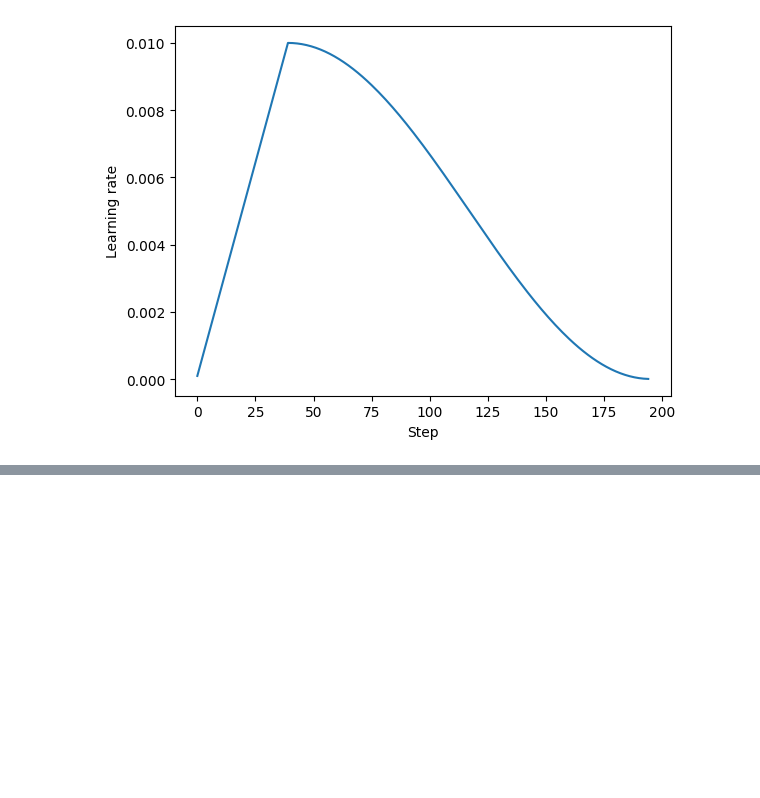
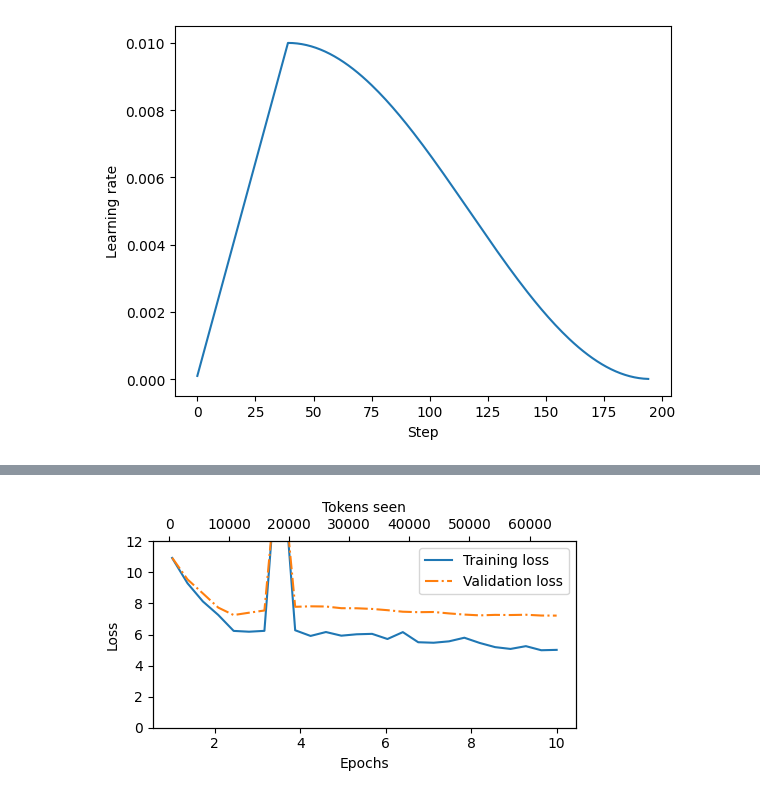
Before and after one commit to ChengGuo2000/Learning-Notes_LLM-from-Scratch, a Jupyter notebook: appendix-D-learn/appendix-D-code.ipynb, the cells around one changed output, grey strips where cells are left out. Saved outputs shown, nothing was run; the diff lists cells and outputs as text; code cells hidden in the pictures; blank space fills up the shorter version.

```diff
--- a/appendix-D-learn/appendix-D-code.ipynb
+++ b/appendix-D-learn/appendix-D-code.ipynb
@@ -118,0 +238,9 @@ plt.show()
+# %%
+# Plot the losses
+from previous_chapters import plot_losses
+epochs_tensor = torch.linspace(1, n_epochs, len(train_losses))
+plot_losses(epochs_tensor, tokens_seen, train_losses, val_losses)
+plt.ylim(0, 12)
+plt.show()
+# %% [output]
+[figure, added]
```
Also changed, not shown: parts of 8 cells of this notebook, 3 other files.
